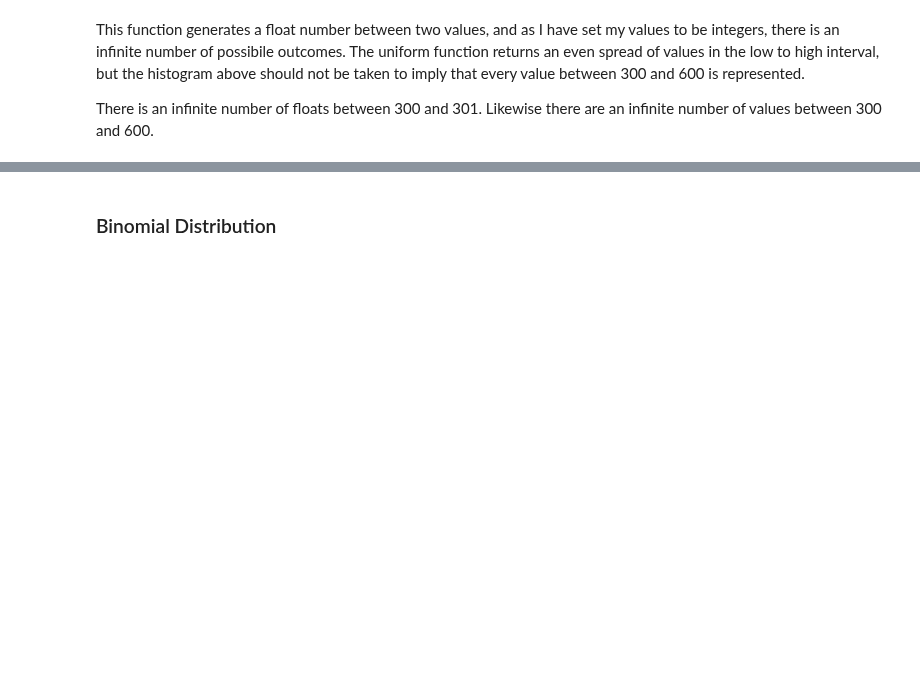
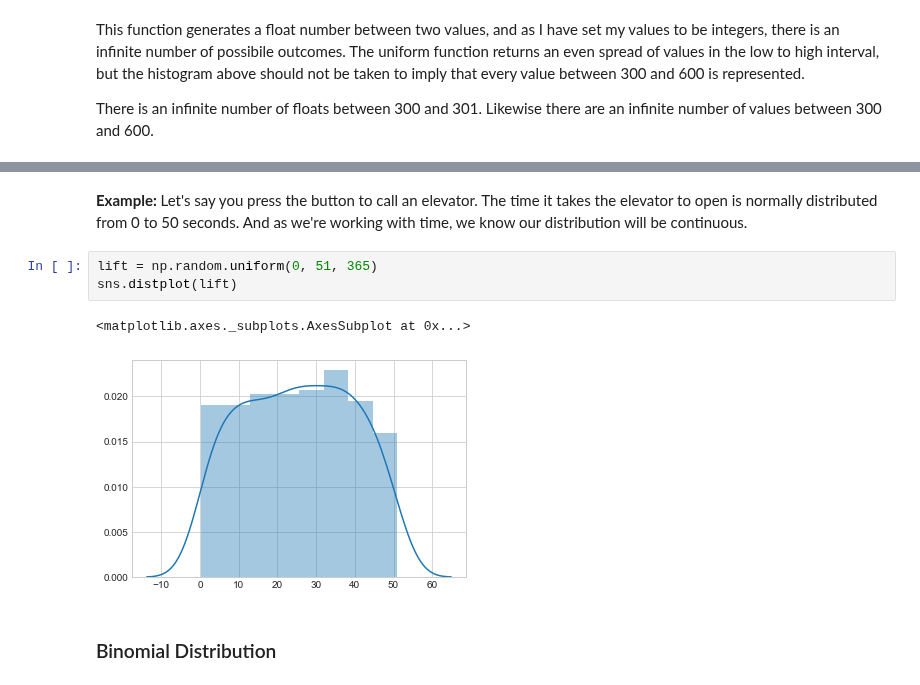
Before and after one commit to MarionMcG/numpy.random, a Jupyter notebook: numpy-random.ipynb, the cells around one changed output, grey strips where cells are left out. Saved outputs shown, nothing was run; the diff lists cells and outputs as text; blank space fills up the shorter version.

```diff
--- a/numpy-random.ipynb
+++ b/numpy-random.ipynb
@@ -365,3 +380,11 @@ There is an infinite number of floats between 300 and 301. Likewise there are an
+# %% [markdown]
+**Example:** Let's say you press the button to call an elevator. The time it takes the elevator to open is normally distributed from 0 to 50 seconds. And as we're working with time, we know our distribution will be continuous.
+# %%
+lift = np.random.uniform(0, 51, 365)
+sns.distplot(lift)
+# %% [output]
+<matplotlib.axes._subplots.AxesSubplot at 0x...>
+[figure, added]
 # %% [markdown]
 ### Binomial Distribution
 # %% [markdown]
```
Also changed, not shown: parts of 7 cells of this notebook.
